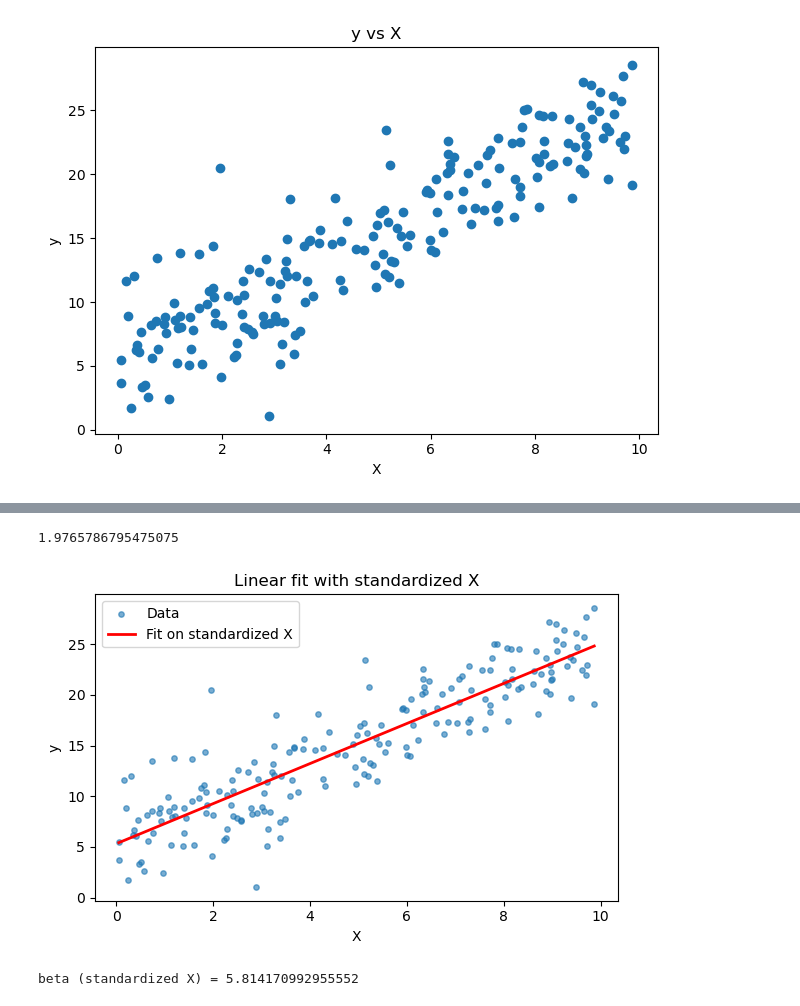
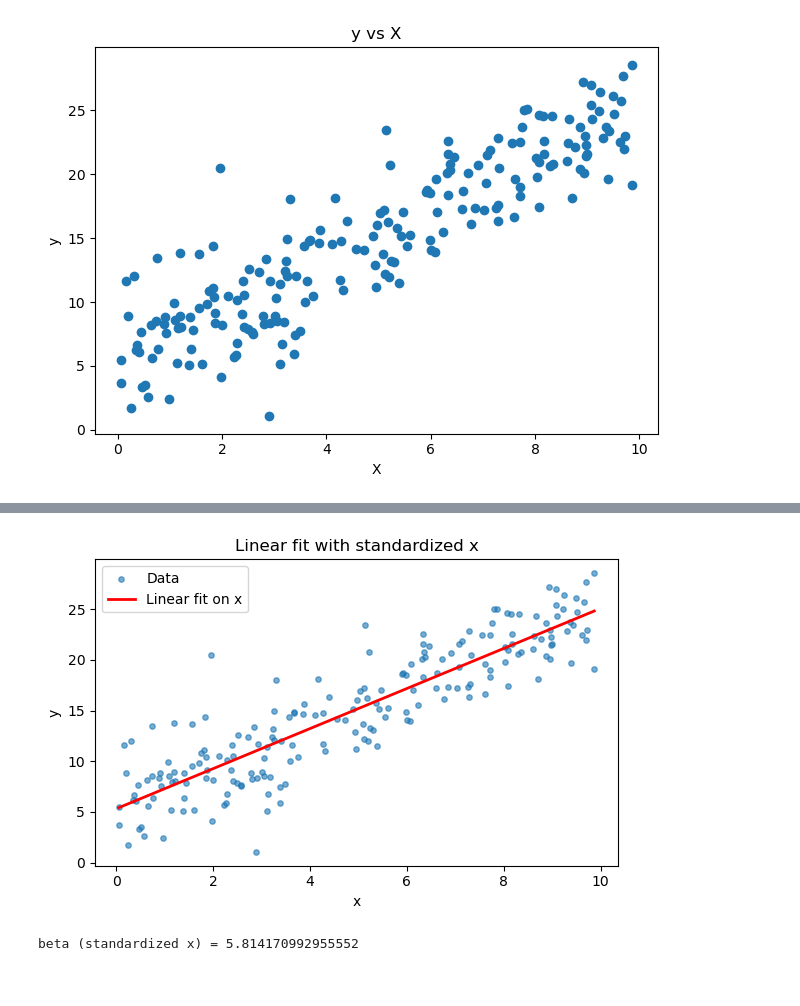
Before and after one commit to michaelmitch2002/param_est, a Jupyter notebook: lines.ipynb, the cells around one changed output, grey strips where cells are left out. Drawn from its saved outputs; the diff is of its cells as text; code cells hidden in the pictures.

```diff
--- a/lines.ipynb
+++ b/lines.ipynb
@@ -202,36 +230,34 @@ As a note, I am standardizing and centering data.
 # %%
+# Standardize/center x
 X_mean = np.mean(X)
 X_std = np.std(X)
 X_stand_cent = ((X - X_mean)/X_std).reshape(-1, 1)
 
+# Center y
 y_mean = np.mean(y)
+y_fit = y - y_mean
 
-
-beta = llsq(X_stand_cent, y - y_mean)[0]
-print(beta/X_std)
-
-                 # ensure scalar
+# Only solving for one parameter (beta)
+beta = llsq(X_stand_cent, y_fit)[0]
 
 # Scatter of original data
 plt.figure(figsize=(6, 4))
 plt.scatter(X, y, s=15, alpha=0.6, label="Data")
 
 # Regression line in original X units
-x_line = np.linspace(X.min(), X.max(), 100)
+x_line = np.linspace(X.min(), X.max(), np.shape(y)[0])
 x_line_std = (x_line - X_mean) / X_std
-y_line = beta * x_line_std  +  y_mean      # since model is y = beta * X_std (no intercept)
+y_line = beta * x_line_std + y_mean      # since model is y = beta * X_std (no intercept)
 
-plt.plot(x_line, y_line, color="red", linewidth=2, label="Fit on standardized X")
+plt.plot(x_line, y_line, color="red", linewidth=2, label="Linear fit on x")
 
-plt.xlabel("X")
+plt.xlabel("x")
 plt.ylabel("y")
-plt.title("Linear fit with standardized X")
+plt.title("Linear fit with standardized x")
 plt.legend()
 plt.tight_layout()
 plt.show()
-
-print("beta (standardized X) =", beta)
+print("beta (standardized x) =", beta)
 # %% [output]
+[figure, new version]
-1.9765786795475075
+beta (standardized x) = 5.814170992955552
-[figure, old version]
-beta (standardized X) = 5.814170992955552
```
Also changed, not shown: parts of 5 cells of this notebook.
